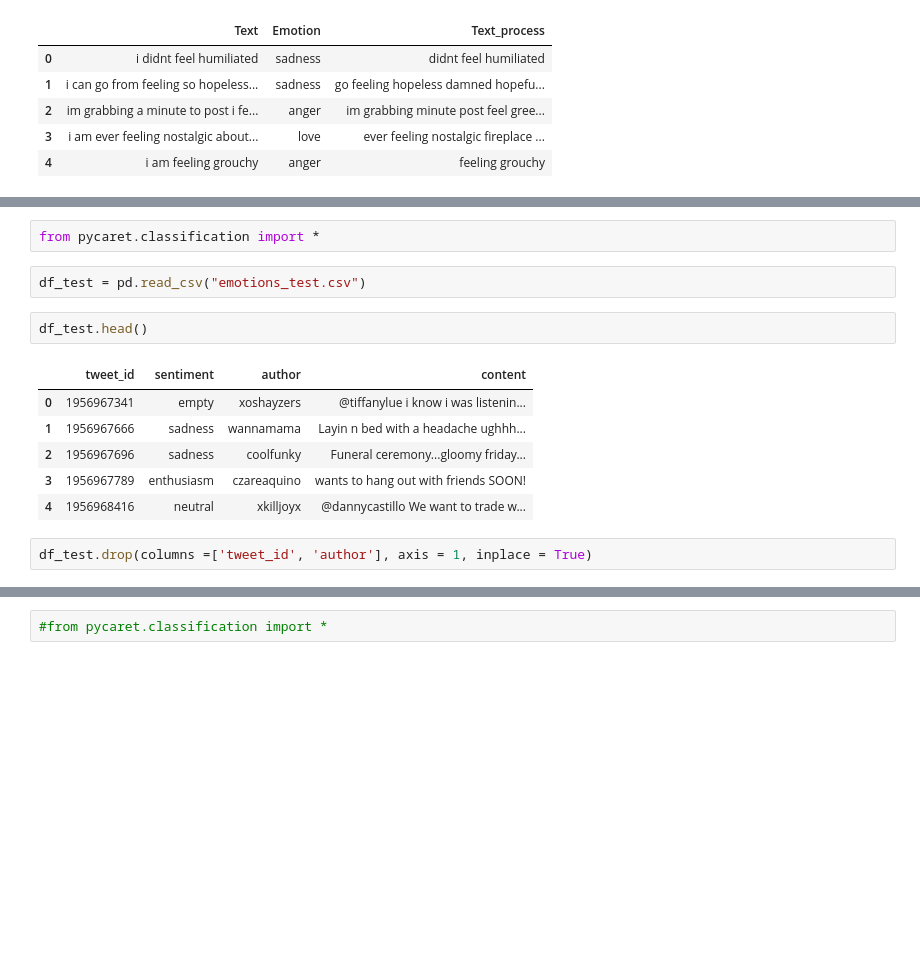
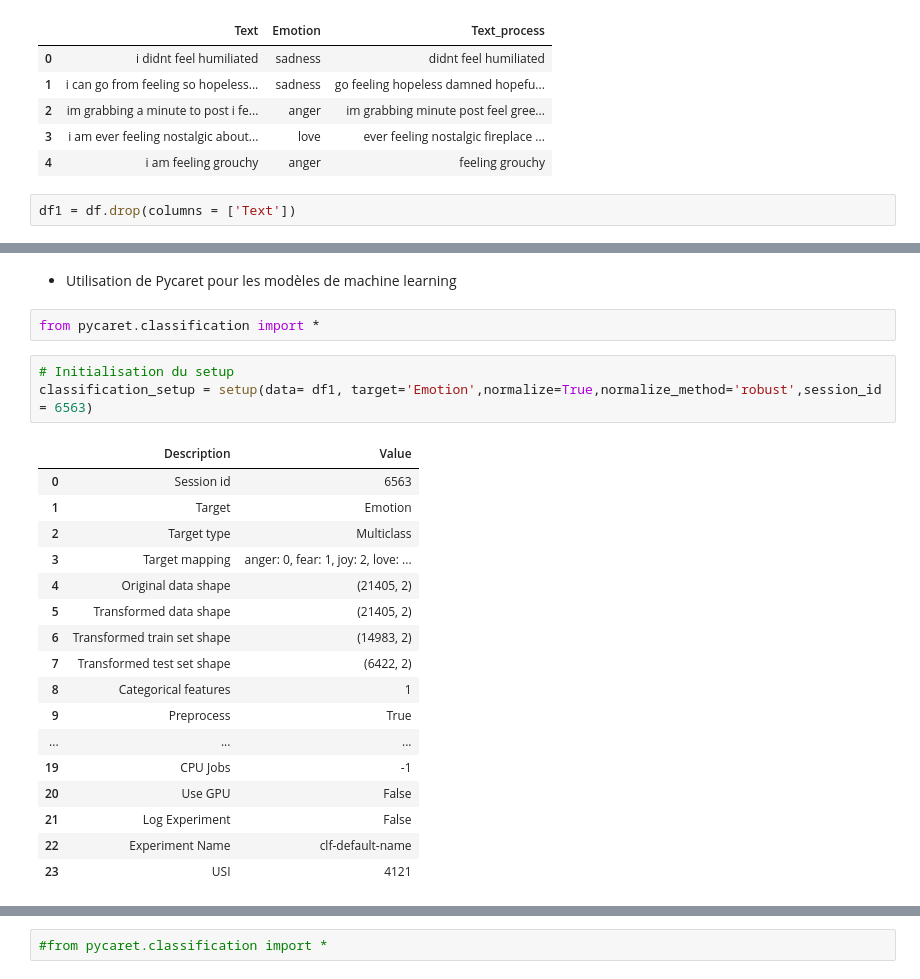
Before and after one commit to Aimen-prog/ml-in-the-clouds, a Jupyter notebook: sentiment_analysis.ipynb, the cells around one changed output, grey strips where cells are left out. Drawn from its saved outputs; the diff is of its cells as text; blank space fills up the shorter version.

Commit message:
V1+pycaret

```diff
--- a/sentiment_analysis.ipynb
+++ b/sentiment_analysis.ipynb
@@ -255,3 +271,5 @@ df.head()
 | 2 | im grabbing a minute to post i fe... | anger | im grabbing minute post feel gree... |
 | 3 | i am ever feeling nostalgic about... | love | ever feeling nostalgic fireplace ... |
 | 4 | i am feeling grouchy | anger | feeling grouchy |
+# %%
+df1 = df.drop(columns = ['Text'])
@@ -258,15 +285,25 @@ df.head()
+# %% [markdown]
+- Utilisation de Pycaret pour les modèles de machine learning
 # %%
 from pycaret.classification import *
-# %%
-df_test = pd.read_csv("emotions_test.csv")
-# %%
-df_test.head()
-# %% [output]
-|  | tweet_id | sentiment | author | content |
-| 0 | 1956967341 | empty | xoshayzers | @tiffanylue i know i was listenin... |
-| 1 | 1956967666 | sadness | wannamama | Layin n bed with a headache ughhh... |
-| 2 | 1956967696 | sadness | coolfunky | Funeral ceremony...gloomy friday... |
-| 3 | 1956967789 | enthusiasm | czareaquino | wants to hang out with friends SOON! |
-| 4 | 1956968416 | neutral | xkilljoyx | @dannycastillo We want to trade w... |
-# %%
-df_test.drop(columns =['tweet_id', 'author'], axis = 1, inplace = True)
+# %%
+# Initialisation du setup
+classification_setup = setup(data= df1, target='Emotion',normalize=True,normalize_method='robust',session_id = 6563)
+# %% [output]
+|  | Description | Value |
+| 0 | Session id | 6563 |
+| 1 | Target | Emotion |
+| 2 | Target type | Multiclass |
+| 3 | Target mapping | anger: 0, fear: 1, joy: 2, love: ... |
+| 4 | Original data shape | (21405, 2) |
+| 5 | Transformed data shape | (21405, 2) |
+| 6 | Transformed train set shape | (14983, 2) |
+| 7 | Transformed test set shape | (6422, 2) |
+| 8 | Categorical features | 1 |
+| 9 | Preprocess | True |
+| ... | ... | ... |
+| 19 | CPU Jobs | -1 |
+| 20 | Use GPU | False |
+| 21 | Log Experiment | False |
+| 22 | Experiment Name | clf-default-name |
+| 23 | USI | 4121 |
```
Also changed, not shown: parts of 29 cells of this notebook.
